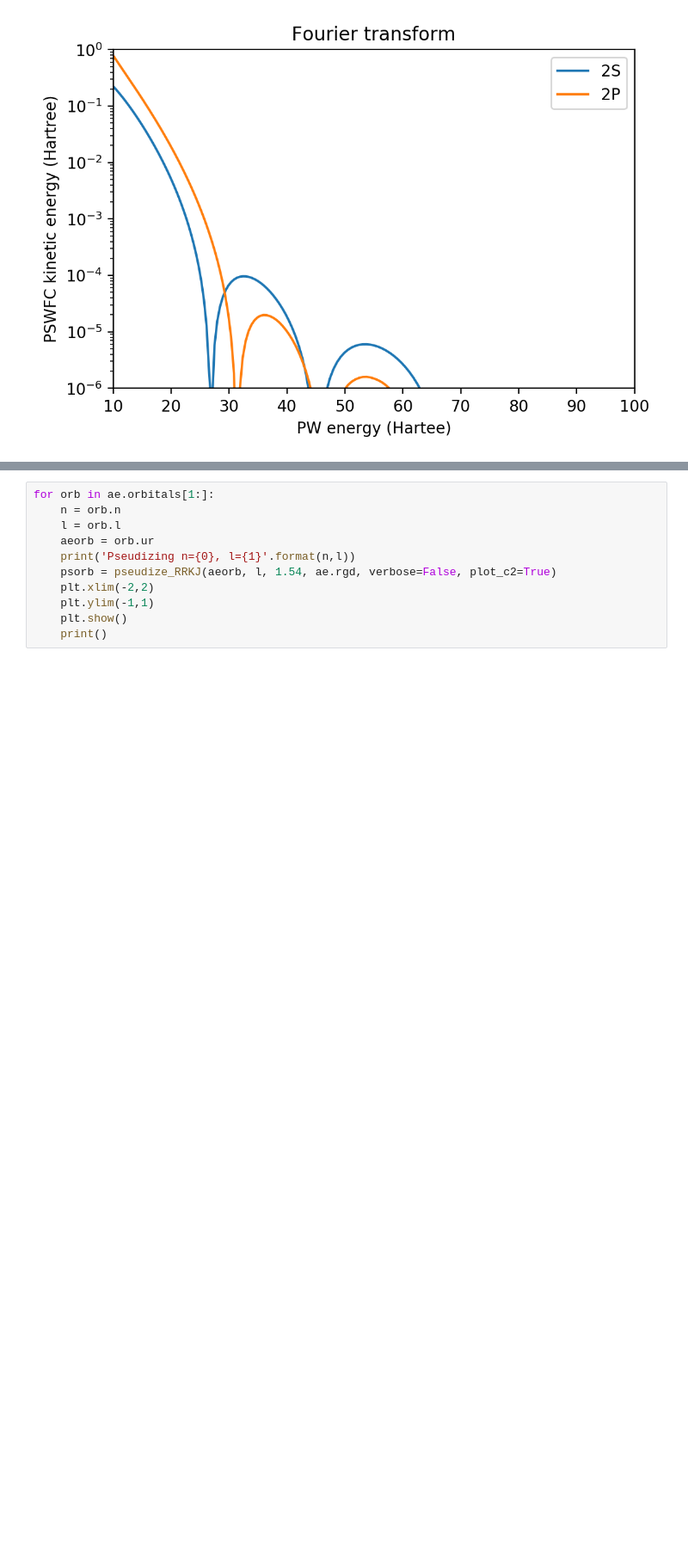
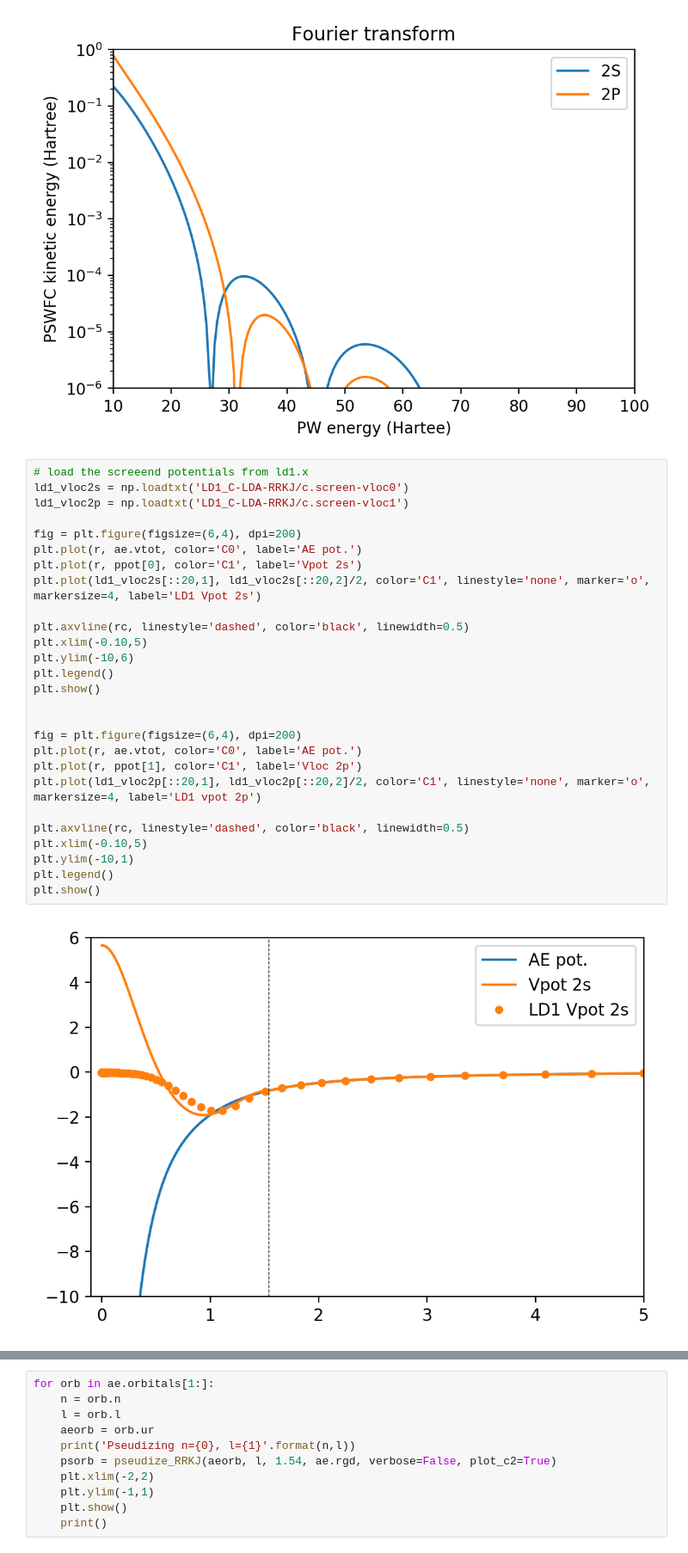
Before and after one commit to dceresoli/PStudio, a Jupyter notebook: notebooks/test-pseudize-RRKJ.ipynb, the cells around one changed output, grey strips where cells are left out. Shown at 86% size. Cells and saved outputs as stored; diff of their text form; blank space fills up the shorter version.

```diff
--- a/notebooks/test-pseudize-RRKJ.ipynb
+++ b/notebooks/test-pseudize-RRKJ.ipynb
@@ -111,3 +116,32 @@ plt.legend()
 plt.show()
 # %% [output]
 [figure]
+# %%
+# load the screeend potentials from ld1.x
+ld1_vloc2s = np.loadtxt('LD1_C-LDA-RRKJ/c.screen-vloc0')
+ld1_vloc2p = np.loadtxt('LD1_C-LDA-RRKJ/c.screen-vloc1')
+
+fig = plt.figure(figsize=(6,4), dpi=200)
+plt.plot(r, ae.vtot, color='C0', label='AE pot.')
+plt.plot(r, ppot[0], color='C1', label='Vpot 2s')
+plt.plot(ld1_vloc2s[::20,1], ld1_vloc2s[::20,2]/2, color='C1', linestyle='none', marker='o', markersize=4, label='LD1 Vpot 2s')
+
+plt.axvline(rc, linestyle='dashed', color='black', linewidth=0.5)
+plt.xlim(-0.10,5)
+plt.ylim(-10,6)
+plt.legend()
+plt.show()
+
+
+fig = plt.figure(figsize=(6,4), dpi=200)
+plt.plot(r, ae.vtot, color='C0', label='AE pot.')
+plt.plot(r, ppot[1], color='C1', label='Vloc 2p')
+plt.plot(ld1_vloc2p[::20,1], ld1_vloc2p[::20,2]/2, color='C1', linestyle='none', marker='o', markersize=4, label='LD1 vpot 2p')
+
+plt.axvline(rc, linestyle='dashed', color='black', linewidth=0.5)
+plt.xlim(-0.10,5)
+plt.ylim(-10,1)
+plt.legend()
+plt.show()
+# %% [output]
+[figure, added]
```
Also changed, not shown: parts of 6 cells of this notebook, 28 other files.
